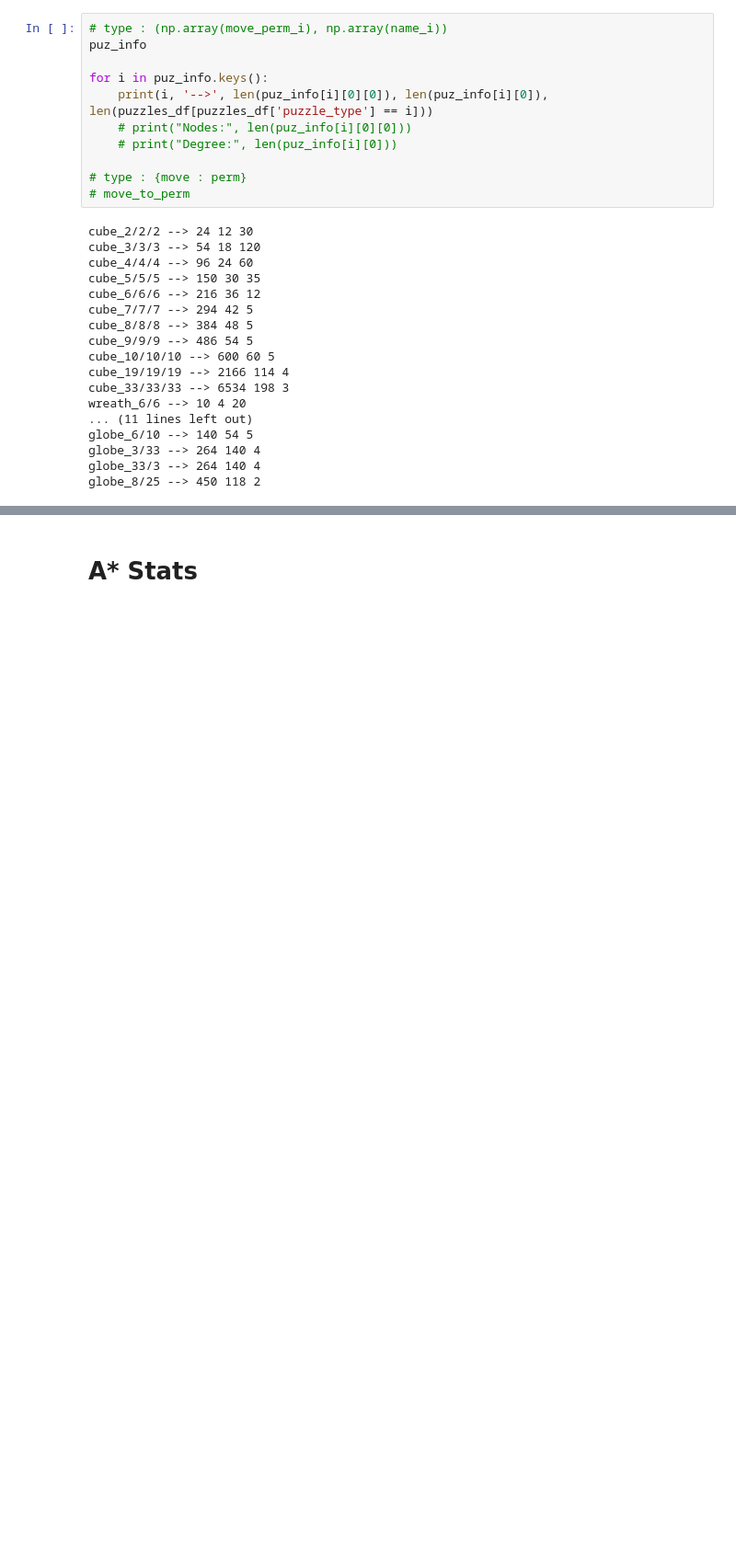
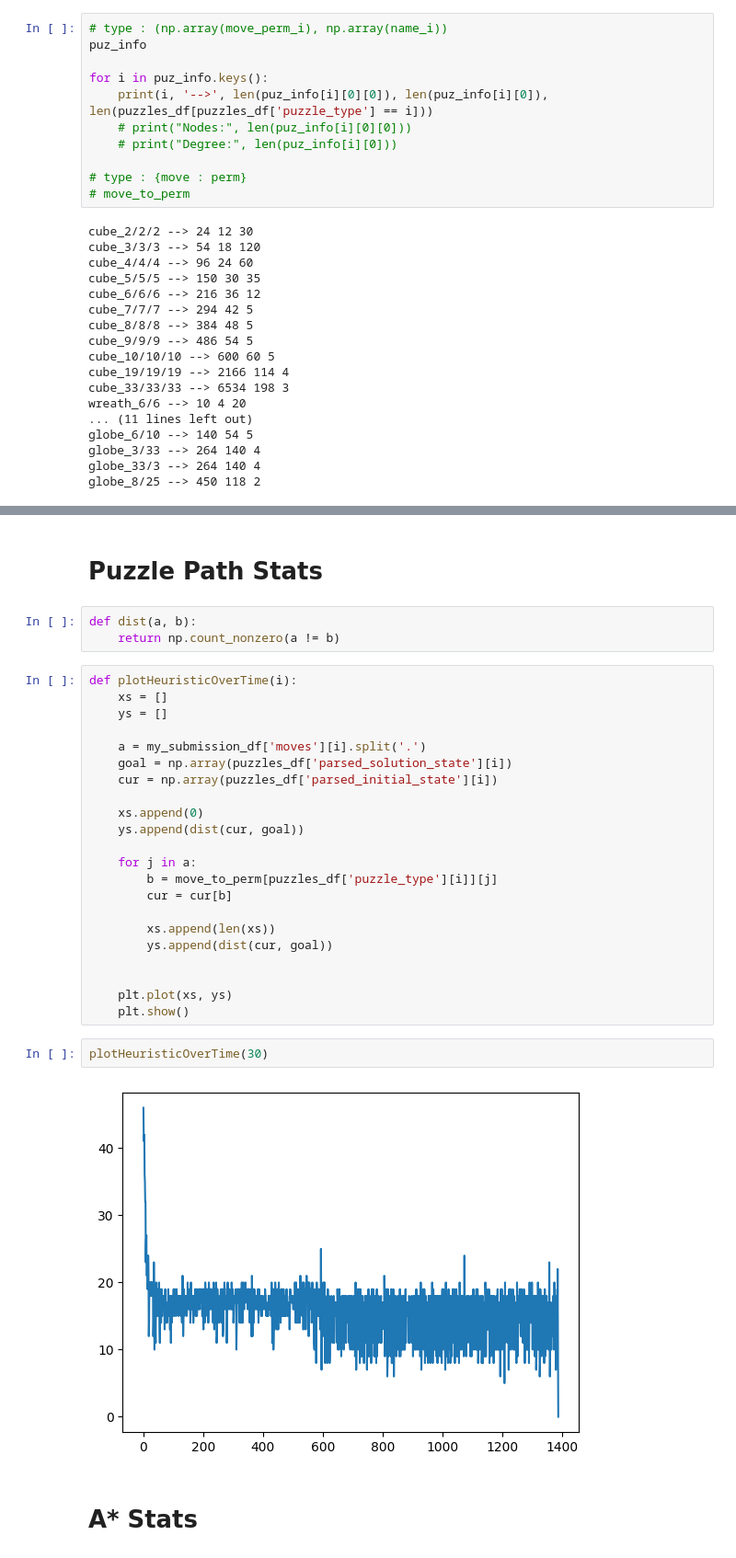
Before and after one commit to timothygao8710/Polytope-Permutation-Puzzle, a Jupyter notebook: Stats.ipynb, the cells around one changed output, grey strips where cells are left out. Shown at 92% size. Cells and saved outputs as stored; diff of their text form; blank space fills up the shorter version.

Commit message:
stats update

```diff
--- a/Stats.ipynb
+++ b/Stats.ipynb
@@ -279,6 +280,37 @@ puzzles_df[puzzles_df['puzzle_type'] == 'globe_1/8'].head(1)
 # %% [output]
 |  | id | puzzle_type | solution_state | initial_state | num_wildcards | parsed_initial_state | ... |
 | 338 | 338 | globe_1/8 | A;A;C;C;E;E;G;G;I;I;K;K;M;M;O;O;B... | I;P;O;A;A;D;F;L;J;M;G;M;P;F;E;J;E... | 0 | [6540, 6541, 6542, 2, 2, 0, 5, 65... | ... |
+# %% [markdown]
+# Puzzle Path Stats
+# %%
+def dist(a, b):
+    return np.count_nonzero(a != b)
+# %%
+def plotHeuristicOverTime(i):
+    xs = []
+    ys = []
+
+    a = my_submission_df['moves'][i].split('.')
+    goal = np.array(puzzles_df['parsed_solution_state'][i])
+    cur = np.array(puzzles_df['parsed_initial_state'][i])
+
+    xs.append(0)
+    ys.append(dist(cur, goal))
+
+    for j in a:
+        b = move_to_perm[puzzles_df['puzzle_type'][i]][j]
+        cur = cur[b]
+
+        xs.append(len(xs))
+        ys.append(dist(cur, goal))
+
+
+    plt.plot(xs, ys)
+    plt.show()
+# %%
+plotHeuristicOverTime(30)
+# %% [output]
+[figure, added]
 # %% [markdown]
 # A* Stats
 # %%
```
Also changed, not shown: parts of 2 cells of this notebook, 1 other file.
